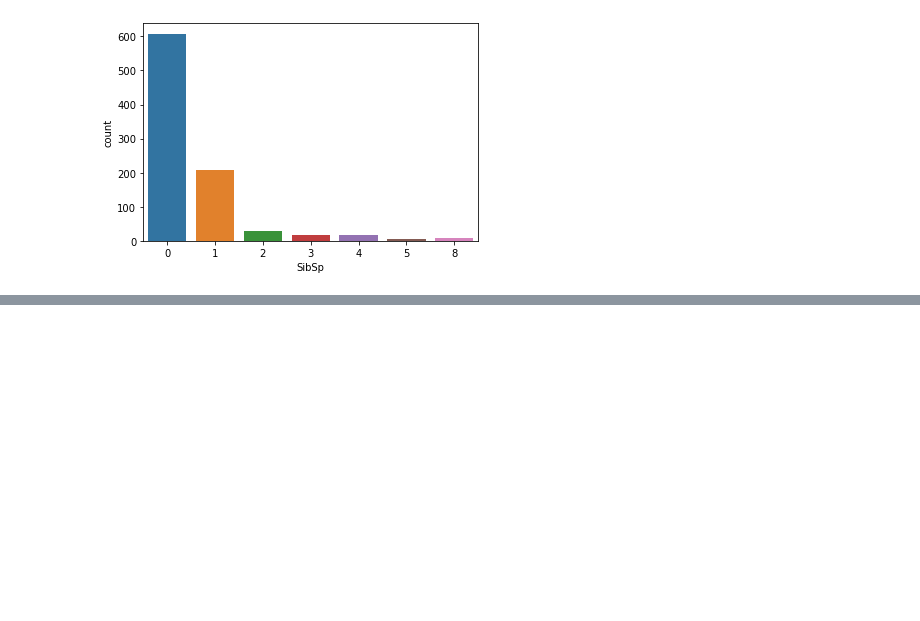
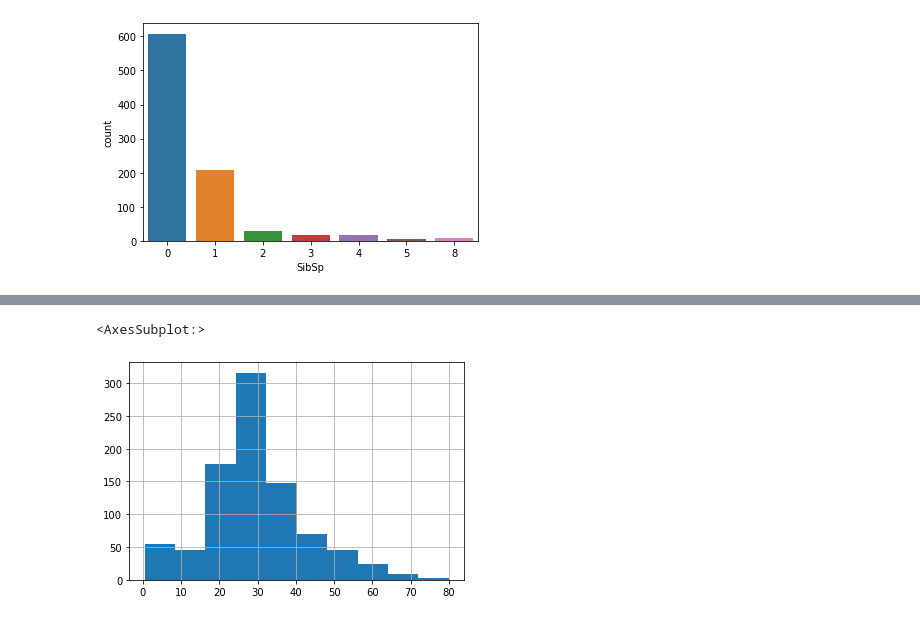
Before and after one commit to oakthyago/DataScience-conceitos, a Jupyter notebook: Machine Learning/Regressão Logística/Data analisys titanic dataset.ipynb, the cells around one changed output, grey strips where cells are left out. Saved outputs shown, nothing was run; the diff lists cells and outputs as text; code cells hidden in the pictures; blank space fills up the shorter version.

Commit message:
titanic
dataset cleaning, use of apply to use function on  pclass and age;

pd.get_dummies to discretaze the data

```diff
--- a/Machine Learning/Regressão Logística/Data analisys titanic dataset.ipynb
+++ b/Machine Learning/Regressão Logística/Data analisys titanic dataset.ipynb
@@ -162,0 +170,21 @@ sns.countplot(x='SibSp',data=train)
+# %%
+def colocar_idade (cols):
+    Idade = cols[0]
+    Classe = cols[1]
+
+    if pd.isnull(Idade):
+        if Classe == 1:
+            return 38
+        elif Classe == 2:
+            return 30
+        else:
+            return 25
+    else:
+        return Idade
+# %%
+train["Age"] = train[["Age","Pclass"]].apply(colocar_idade,axis=1)
+# %%
+train["Age"].hist()
+# %% [output]
+<AxesSubplot:>
+[figure, added]
```
Also changed, not shown: parts of 13 cells of this notebook.
